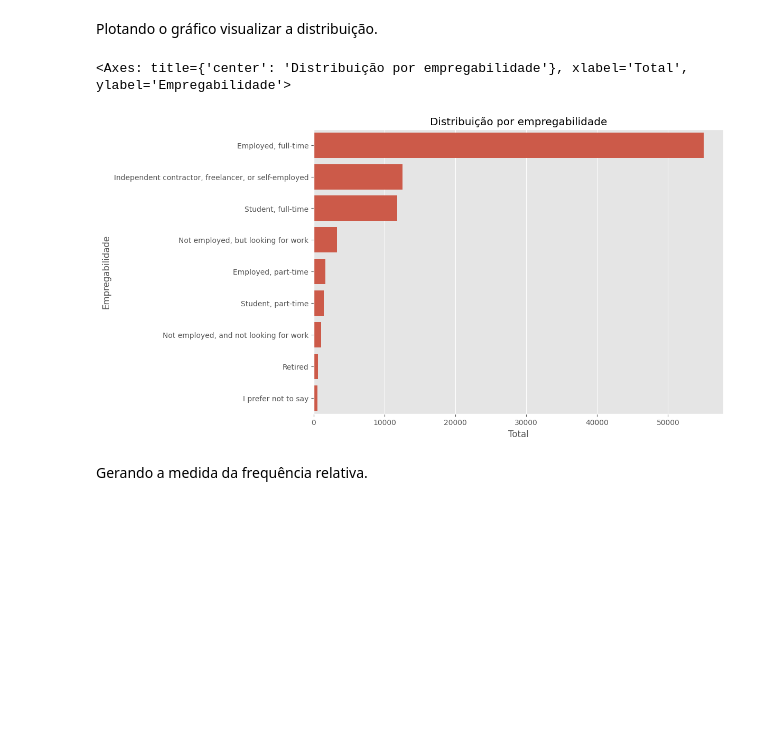
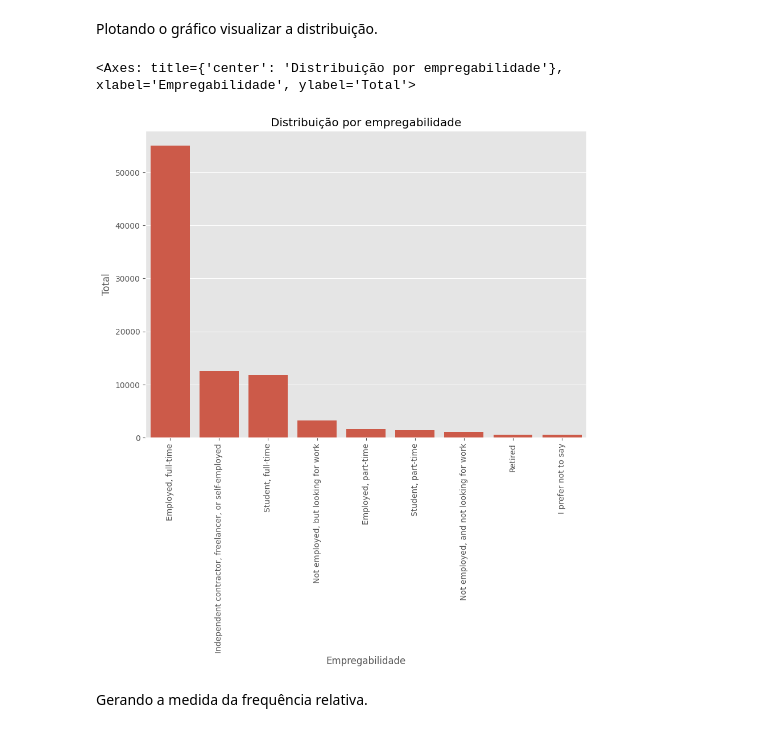
Before and after one commit to LucasMarchesoni/stack_overflow_developer_survey, a Jupyter notebook: notebook/survey.ipynb, the cells around one changed output. Cells and saved outputs as stored; diff of their text form; code cells hidden in the pictures; blank space fills up the shorter version.

```diff
--- a/notebook/survey.ipynb
+++ b/notebook/survey.ipynb
@@ -191,12 +197,13 @@ Plotando o gráfico visualizar a distribuição.
 # %%
 _ = plt.figure(figsize=(10, 7))
 _ = plt.title("Distribuição por empregabilidade")
-_ = plt.xlabel("Total")
-_ = plt.ylabel("Empregabilidade")
-sns.barplot(data = df_employment_grouped, x = 'total', y = 'empregabilidade', orient="h")
+_ = plt.xlabel("Empregabilidade")
+_ = plt.ylabel("Total")
+_ = plt.xticks(rotation=90)
+sns.barplot(data = df_employment_grouped, x = 'empregabilidade', y = 'total')
 # %% [output]
-<Axes: title={'center': 'Distribuição por empregabilidade'}, xlabel='Total', ylabel='Empregabilidade'>
+<Axes: title={'center': 'Distribuição por empregabilidade'}, xlabel='Empregabilidade', ylabel='Total'>
-[figure, old version]
+[figure, new version]
 # %% [markdown]
 Gerando a medida da frequência relativa.
 # %%
```
Also changed, not shown: parts of 75 cells of this notebook, 1 other file.
